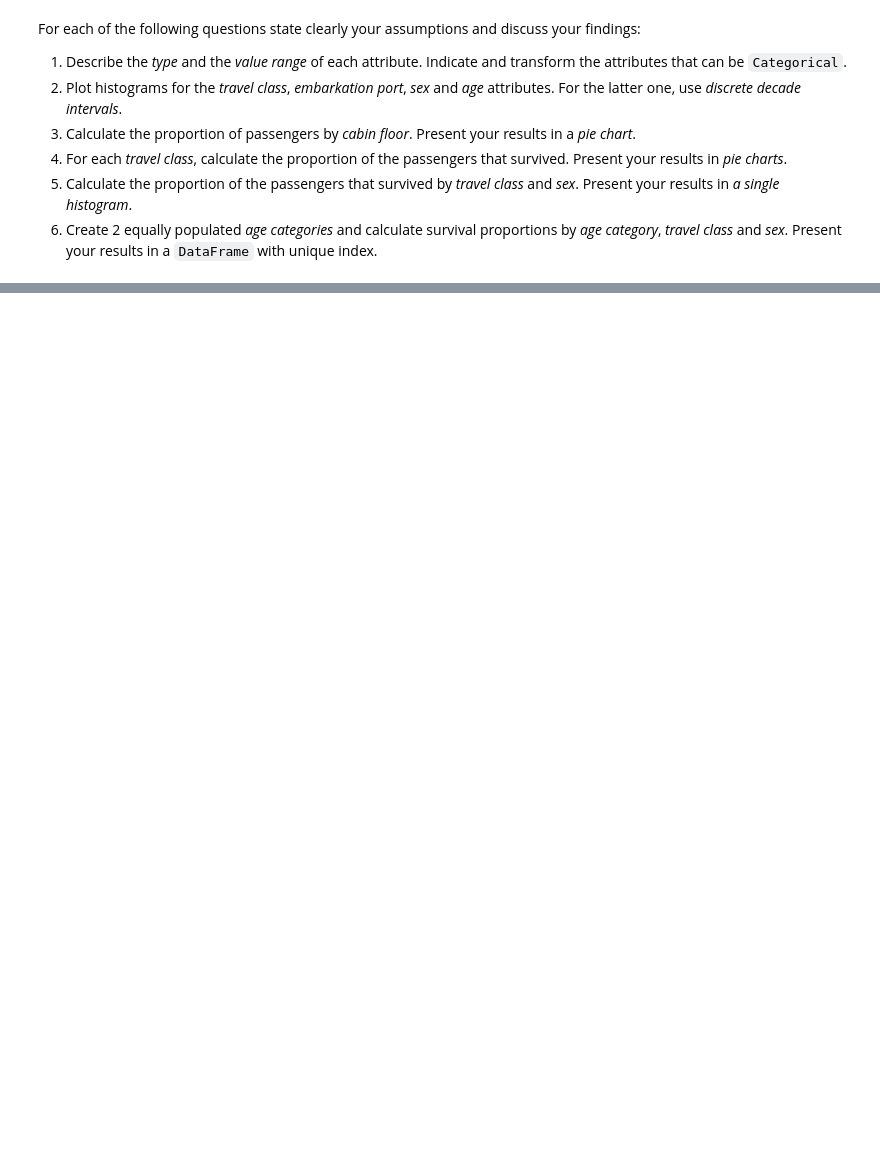
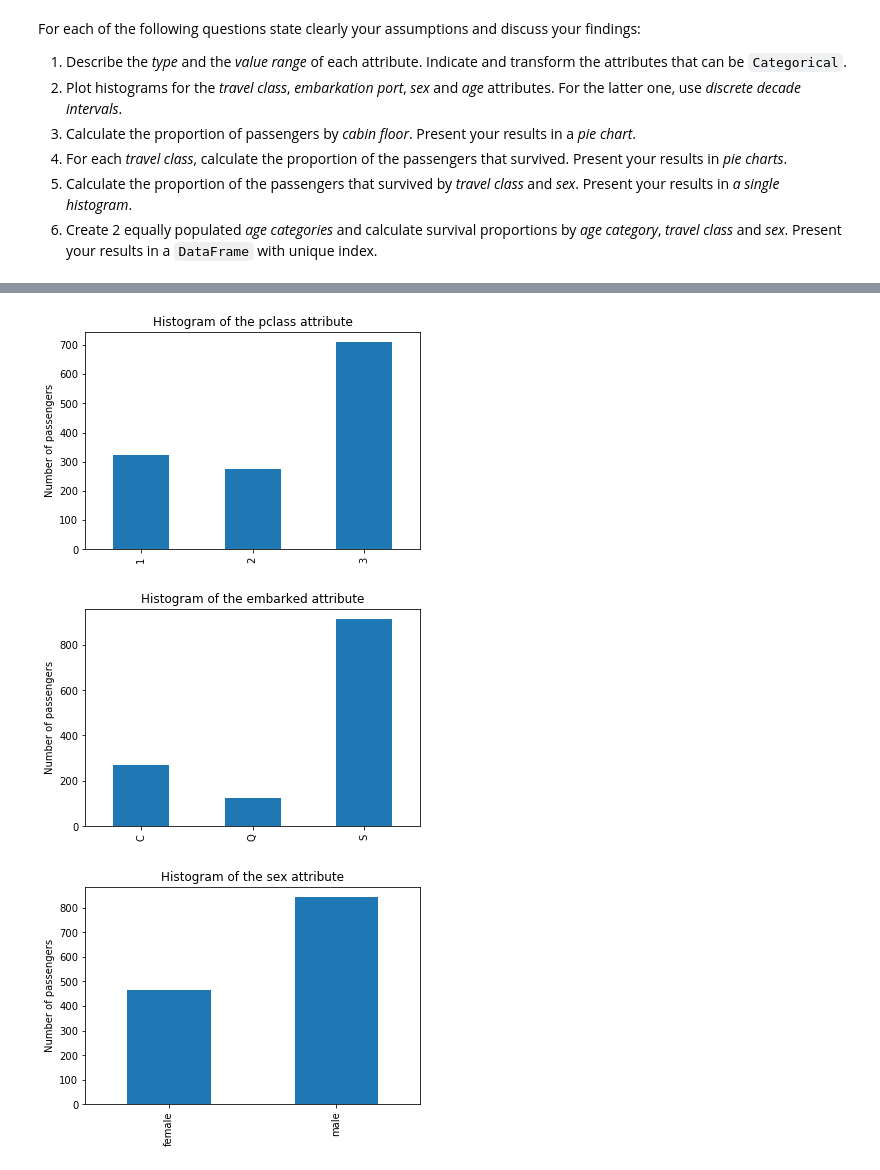
Before and after one commit to adrienruault/ada_molmaru, a Jupyter notebook: Homework01/Homework 1.ipynb, the cells around one changed output, grey strips where cells are left out. Cells and saved outputs as stored; diff of their text form; code cells hidden in the pictures; blank space fills up the shorter version.

```diff
--- a/Homework01/Homework 1.ipynb
+++ b/Homework01/Homework 1.ipynb
@@ -19,0 +89,22 @@ Make sure you handle all the different expressions for *new cases* and *deaths*
+# %%
+data_folder = DATA_DIRECTORY + 'sl_data/'
+filenames_sl = get_csv_in_chrono_order(data_folder)
+
+#print(pd.read_csv(data_folder + filenames_sl[21],usecols=['date','variable','National']))
+#filenames_sl.count
+# %%
+fields = ['new_suspected','new_probable','new_confirmed',
+         'death_suspected', 'death_probable',
+          'death_confirmed', 'etc_new_deaths']
+new_cases = get_interesting_values(data_folder,filenames_sl,fields,['date','variable','National'],'variable')
+new_cases = new_cases.set_index('date')
+colsname = new_cases['variable'].unique()
+
+series = []
+for elem in colsname:
+    series.append(new_cases.loc[(new_cases['variable'] == elem)])
+    series[len(series)-1] = series[len(series)-1].drop(['variable'],axis=1)
+    series[len(series)-1] = series[len(series)-1].rename(columns={'National':elem})
+
+series
+sl = pd.concat(series,axis=1,join='inner')
@@ -153,0 +465,3 @@ For each of the following questions state clearly your assumptions and discuss y
+# %%
+titanic = pd.read_excel(DATA_FOLDER+'/titanic.xls')
+titanic.head()
@@ -153,0 +485,5 @@ For each of the following questions state clearly your assumptions and discuss y
+# %%
+to_categoricals = ['pclass','survived','sex','embarked']
+#titanic[to_categoricals] = titanic[to_categoricals].astype('category') #-> does not work on my computer idk why
+for s in to_categoricals:
+    titanic[s] = titanic[s].astype('category')
@@ -153,0 +587,13 @@ For each of the following questions state clearly your assumptions and discuss y
+# %%
+import matplotlib.pyplot as plt
+cat_to_plot = ['pclass','embarked','sex']
+
+for elem in cat_to_plot:
+    plt.figure()
+    histo = titanic[elem].value_counts().sort_index().plot(kind='bar',\
+                                                           title = 'Histogram of the ' + elem + ' attribute')
+    histo.set_ylabel('Number of passengers')
+# %% [output]
+[figure, added]
+[figure, added]
+[figure, added]
```
Also changed, not shown: parts of 68 cells of this notebook, 4 other files.
